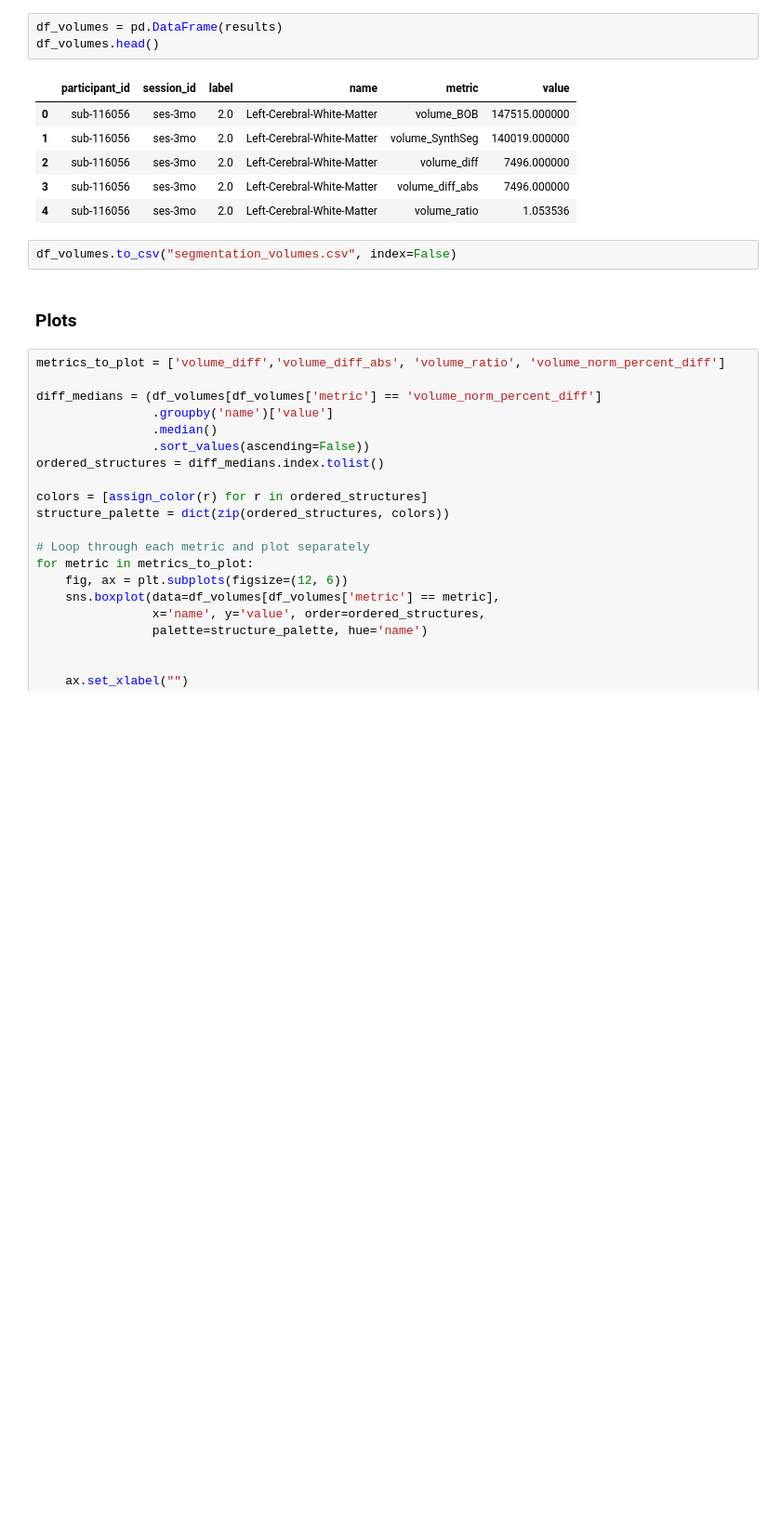
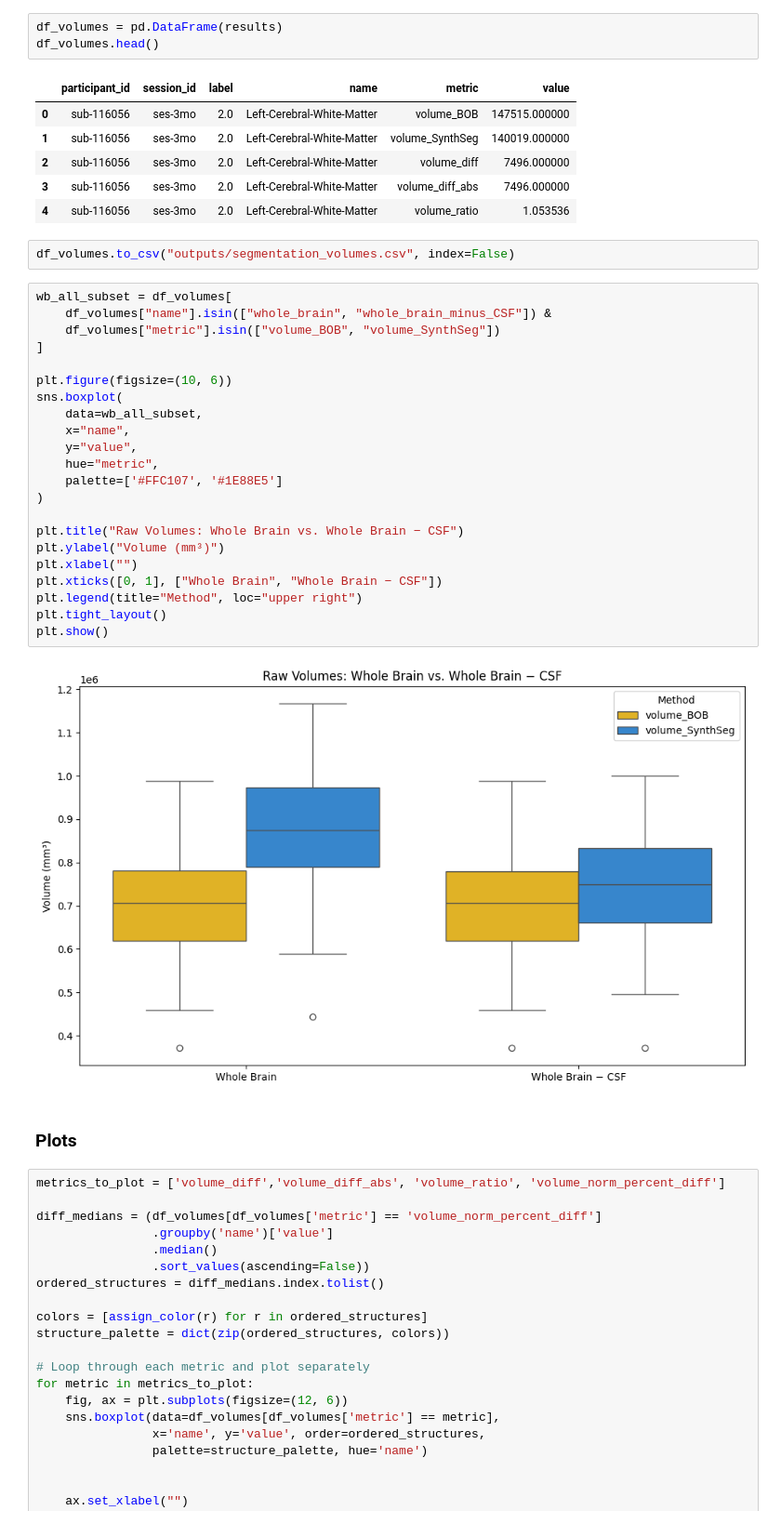
Before and after one commit to toelt-llc/mri_fractal, a Jupyter notebook: data_pipeline/6-segmentation_comparison.ipynb, the cells around one changed output. Shown at 93% size. Drawn from its saved outputs; the diff is of its cells as text; blank space fills up the shorter version.

```diff
--- a/data_pipeline/6-segmentation_comparison.ipynb
+++ b/data_pipeline/6-segmentation_comparison.ipynb
@@ -787,7 +866,31 @@ df_volumes.head()
 | 3 | sub-116056 | ses-3mo | 2.0 | Left-Cerebral-White-Matter | volume_diff_abs | 7496.000000 |
 | 4 | sub-116056 | ses-3mo | 2.0 | Left-Cerebral-White-Matter | volume_ratio | 1.053536 |
 # %%
-df_volumes.to_csv("segmentation_volumes.csv", index=False)
+df_volumes.to_csv("outputs/segmentation_volumes.csv", index=False)
+# %%
+wb_all_subset = df_volumes[
+    df_volumes["name"].isin(["whole_brain", "whole_brain_minus_CSF"]) &
+    df_volumes["metric"].isin(["volume_BOB", "volume_SynthSeg"])
+]
+
+plt.figure(figsize=(10, 6))
+sns.boxplot(
+    data=wb_all_subset,
+    x="name",
+    y="value",
+    hue="metric",
+    palette=['#FFC107', '#1E88E5']
+)
+
+plt.title("Raw Volumes: Whole Brain vs. Whole Brain − CSF")
+plt.ylabel("Volume (mm³)")
+plt.xlabel("")
+plt.xticks([0, 1], ["Whole Brain", "Whole Brain − CSF"])
+plt.legend(title="Method", loc="upper right")
+plt.tight_layout()
+plt.show()
+# %% [output]
+[figure, added]
 # %% [markdown]
 ### Plots
 # %%
```
Also changed, not shown: parts of 10 cells of this notebook, 3 other files.
